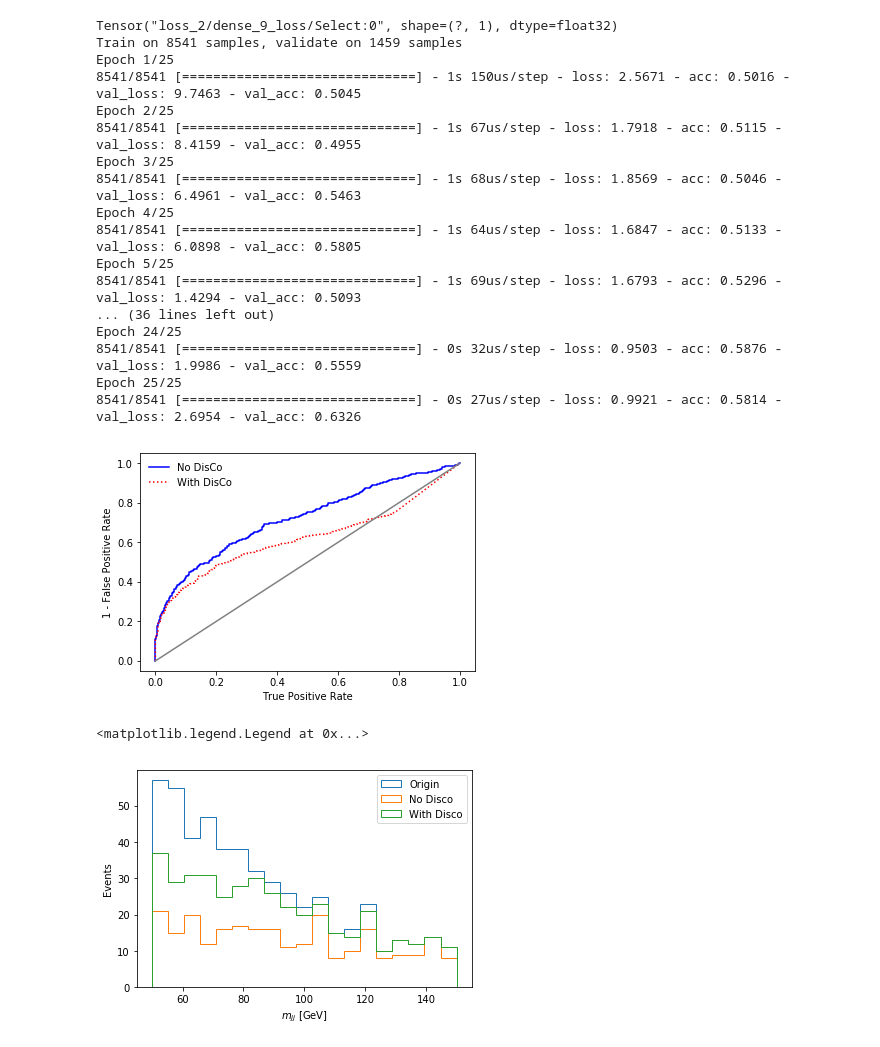
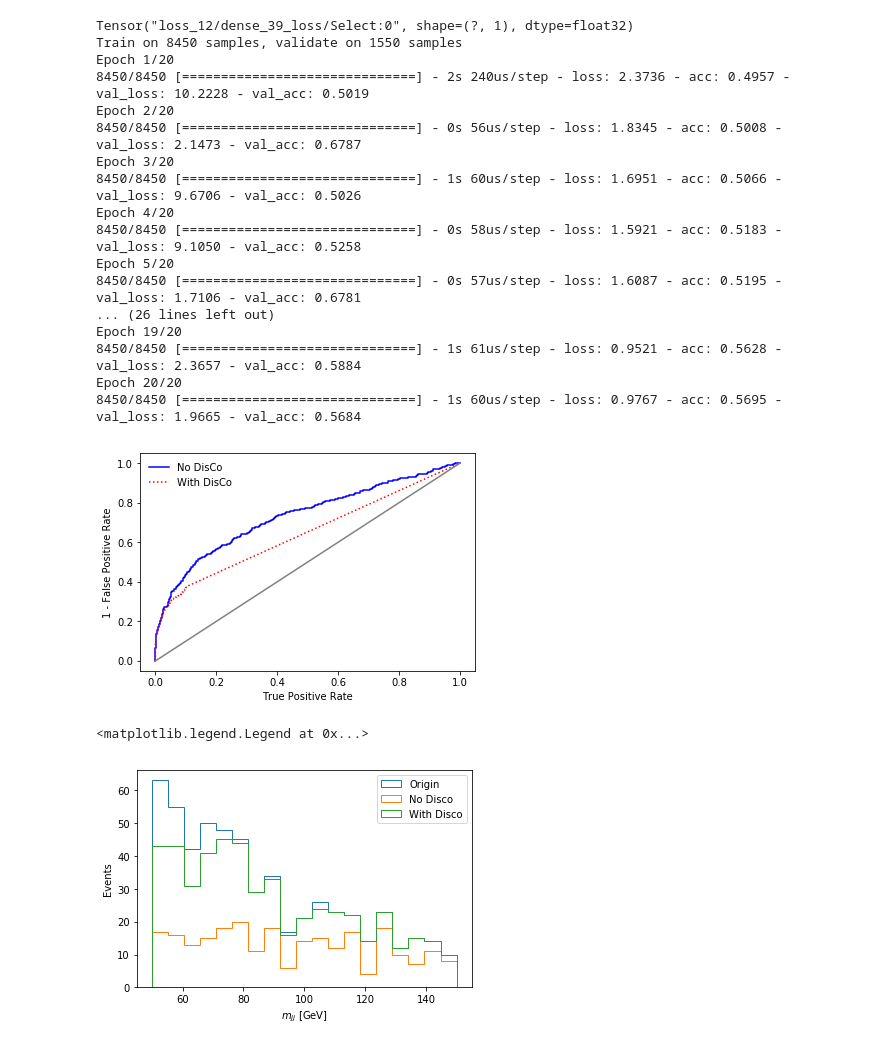
Before and after one commit to ZhangGang00/adversarial, a Jupyter notebook: run/disco/test.ipynb, the cells around one changed output. Saved outputs shown, nothing was run; the diff lists cells and outputs as text; code cells hidden in the pictures.

```diff
--- a/run/disco/test.ipynb
+++ b/run/disco/test.ipynb
@@ -80,6 +81,6 @@ Using TensorFlow backend.
 [figure]
 # %%
-Nepochs = 5
+Nepochs = 20
 
 def redacted_set(x):
 	#Returns everything except the last element.  This is the decorrelation target ("Mass")
@@ -153,13 +135,11 @@ def DisCo(y_true, y_pred, x_in, alpha = 0.):
 	Y_in = y_pred
 
 	#Only require decorrelation for the background.
-	mymaskX = tf.where(Y_in<1,K.ones_like(X_in),K.zeros_like(X_in))
-	mymaskY = tf.where(Y_in<1,K.ones_like(Y_in),K.zeros_like(Y_in))
+	mymaskX = tf.where(Y_in<1,K.ones_like(X_in, dtype=bool),K.zeros_like(X_in, dtype=bool))
+	mymaskY = tf.where(Y_in<1,K.ones_like(Y_in, dtype=bool),K.zeros_like(Y_in, dtype=bool))
 	print mymaskX
-	#X = tf.boolean_mask(X_in, mymaskX)
-	#Y = tf.boolean_mask(Y_in, mymaskY)
-	X = X_in
-	Y = Y_in
+	X = tf.boolean_mask(X_in, mymaskX)
+	Y = tf.boolean_mask(Y_in, mymaskY)
 
 	LX = K.shape(X)[0]
 	LY = K.shape(Y)[0]
@@ -168,52 +148,52 @@ def DisCo(y_true, y_pred, x_in, alpha = 0.):
 	Y=K.reshape(Y,shape=(LY,1))
 
 	ajk = K.abs(K.reshape(K.repeat(X,LX),shape=(LX,LX)) - K.transpose(X))
 	bjk = K.abs(K.reshape(K.repeat(Y,LY),shape=(LY,LY)) - K.transpose(Y))
 
 	Ajk = ajk - K.mean(ajk,axis=0)[None, :] - K.mean(ajk,axis=1)[:, None] + K.mean(ajk)
 	Bjk = bjk - K.mean(bjk,axis=0)[None, :] - K.mean(bjk,axis=1)[:, None] + K.mean(bjk)
 
 	dcor = K.sum(Ajk*Bjk) / K.sqrt(K.sum(Ajk*Ajk)*K.sum(Bjk*Bjk))
 
 	return binary_crossentropy(y_true,y_pred) + alpha*dcor
 
 model = Sequential()
 model.add(Dense(128, activation='relu',input_shape =(2,)))
 model.add(layers.Dropout(0.25))
 model.add(Dense(128, activation='relu'))
 model.add(layers.Dropout(0.25))
 model.add(Dense(1, activation='sigmoid'))
 model.compile(loss=lambda y_true, y_pred: DisCo(y_true, y_pred, model.input, alpha = 10.), optimizer='adam', metrics=['accuracy'])
-hist_model = model.fit(X_train, Y_train, epochs=5*Nepochs, batch_size=128,validation_data=(X_val, Y_val))
+hist_model = model.fit(X_train, Y_train, epochs=Nepochs, batch_size=128,validation_data=(X_val, Y_val))
 preds = model.predict(X_val)
 fpr0, tpr0, _ = roc_curve(Y_val, 1-preds)
 
 plt.plot(tpr,fpr,color='blue',label="No DisCo")
 plt.plot(tpr0,fpr0,linestyle=":",color='red',label="With DisCo")
 plt.plot([0,1],[0,1],color='gray')
 plt.xlabel("True Positive Rate")
 plt.ylabel("1 - False Positive Rate")
 plt.legend(frameon=False)
 plt.savefig("plots/ROC.pdf")
 # %% [output]
-Tensor("loss_2/dense_9_loss/Select:0", shape=(?, 1), dtype=float32)
-Train on 8541 samples, validate on 1459 samples
-Epoch 1/25
-8541/8541 [==============================] - 1s 150us/step - loss: 2.5671 - acc: 0.5016 - val_loss: 9.7463 - val_acc: 0.5045
-Epoch 2/25
-8541/8541 [==============================] - 1s 67us/step - loss: 1.7918 - acc: 0.5115 - val_loss: 8.4159 - val_acc: 0.4955
-Epoch 3/25
-8541/8541 [==============================] - 1s 68us/step - loss: 1.8569 - acc: 0.5046 - val_loss: 6.4961 - val_acc: 0.5463
-Epoch 4/25
-8541/8541 [==============================] - 1s 64us/step - loss: 1.6847 - acc: 0.5133 - val_loss: 6.0898 - val_acc: 0.5805
-Epoch 5/25
-8541/8541 [==============================] - 1s 69us/step - loss: 1.6793 - acc: 0.5296 - val_loss: 1.4294 - val_acc: 0.5093
-... (36 lines left out)
-Epoch 24/25
-8541/8541 [==============================] - 0s 32us/step - loss: 0.9503 - acc: 0.5876 - val_loss: 1.9986 - val_acc: 0.5559
-Epoch 25/25
-8541/8541 [==============================] - 0s 27us/step - loss: 0.9921 - acc: 0.5814 - val_loss: 2.6954 - val_acc: 0.6326
+Tensor("loss_12/dense_39_loss/Select:0", shape=(?, 1), dtype=float32)
+Train on 8450 samples, validate on 1550 samples
+Epoch 1/20
+8450/8450 [==============================] - 2s 240us/step - loss: 2.3736 - acc: 0.4957 - val_loss: 10.2228 - val_acc: 0.5019
+Epoch 2/20
+8450/8450 [==============================] - 0s 56us/step - loss: 1.8345 - acc: 0.5008 - val_loss: 2.1473 - val_acc: 0.6787
+Epoch 3/20
+8450/8450 [==============================] - 1s 60us/step - loss: 1.6951 - acc: 0.5066 - val_loss: 9.6706 - val_acc: 0.5026
+Epoch 4/20
+8450/8450 [==============================] - 0s 58us/step - loss: 1.5921 - acc: 0.5183 - val_loss: 9.1050 - val_acc: 0.5258
+Epoch 5/20
+8450/8450 [==============================] - 0s 57us/step - loss: 1.6087 - acc: 0.5195 - val_loss: 1.7106 - val_acc: 0.6781
+... (26 lines left out)
+Epoch 19/20
+8450/8450 [==============================] - 1s 61us/step - loss: 0.9521 - acc: 0.5628 - val_loss: 2.3657 - val_acc: 0.5884
+Epoch 20/20
+8450/8450 [==============================] - 1s 60us/step - loss: 0.9767 - acc: 0.5695 - val_loss: 1.9665 - val_acc: 0.5684
-[figure, old version]
+[figure, new version]
 # %%
 #print Y_val
 x = X_val[Y_val==0]
@@ -233,4 +213,4 @@ plt.ylabel("Events")
 plt.legend()
 # %% [output]
 <matplotlib.legend.Legend at 0x...>
-[figure, old version]
+[figure, new version]
```
Also changed, not shown: parts of 3 cells of this notebook, 15 other files.
